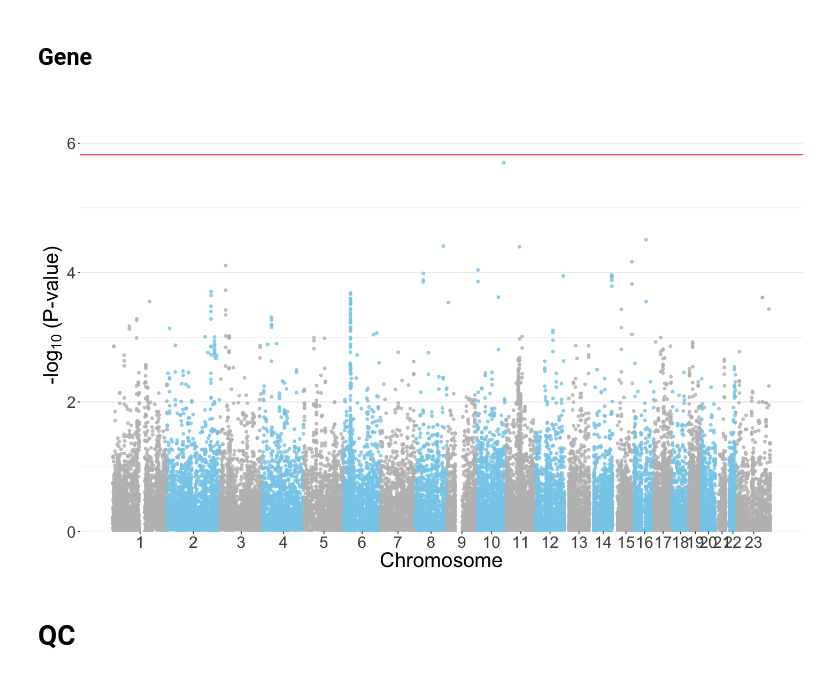
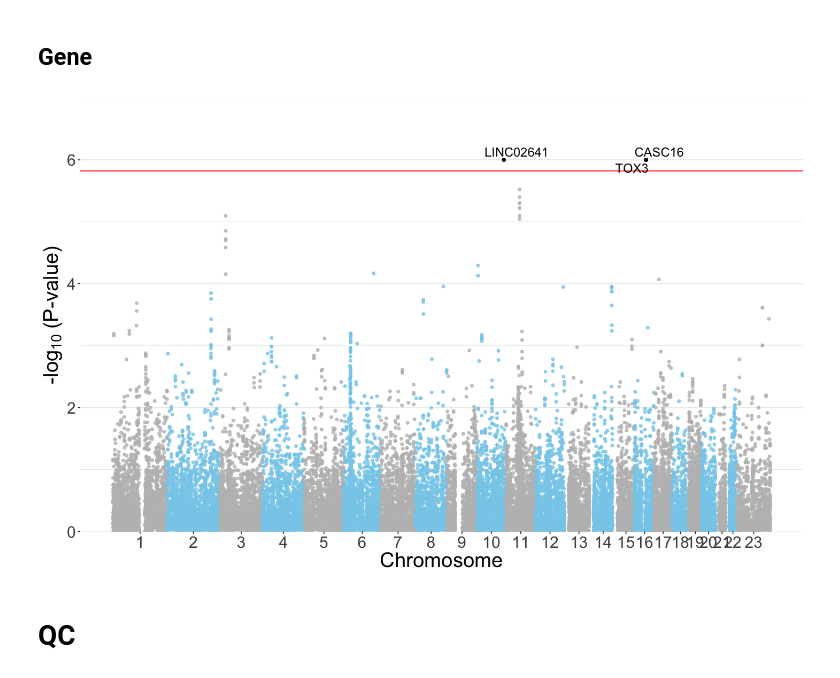
Before and after one commit to hclimente/genewa, a Jupyter notebook: results/conventional_gwas/gwas.ipynb, the cells around one changed output. Saved outputs shown, nothing was run; the diff lists cells and outputs as text; code cells hidden in the pictures.

Commit message:
updated conventional gwas analyses using top 10% SNPs per gene

```diff
--- a/results/conventional_gwas/gwas.ipynb
+++ b/results/conventional_gwas/gwas.ipynb
@@ -269,7 +300,7 @@ ggplot(don, aes(x=BPcum, y=-log10(P))) +
 ## Gene
 # %%
 gwas <- read_tsv('../preprocessing/scored_genes.vegas.txt', col_types = 'iciddddddcd') %>%
-    mutate(selected = ifelse(Pvalue < (0.05/n()), 'Yes', 'No')) %>%
+    mutate(selected = ifelse(`Top-0.1-pvalue` < (0.05/n()), 'Yes', 'No')) %>%
     arrange(selected)
 
 don <- gwas %>%
@@ -290,42 +321,42 @@ don <- gwas %>%
   mutate( BPcum=Start+tot)
 
 bf_threshold <- .05 / (nrow(gwas))
-y_lim <- max(-log10(don$Pvalue), na.rm = TRUE) + 1
+y_lim <- max(-log10(don$`Top-0.1-pvalue`), na.rm = TRUE) + 1
 axisdf <- don %>% group_by(Chr) %>% summarize(center=( max(BPcum) + min(BPcum) ) / 2 )
 
 options(repr.plot.width=12, repr.plot.height=7.5)
-ggplot(don, aes(x=BPcum, y=-log10(Pvalue))) +
+ggplot(don, aes(x=BPcum, y=-log10(`Top-0.1-pvalue`))) +
 
     # Show all points
     geom_point( aes(color=as.factor(Chr)), alpha=0.8, size=1.3) +
-    geom_point(data = filter(don, selected == 'Yes'), aes(x=BPcum, y=-log10(Pvalue)), color = 'black') +
+    geom_point(data = filter(don, selected == 'Yes'), aes(x=BPcum, y=-log10(`Top-0.1-pvalue`)), color = 'black') +
     scale_color_manual(values = rep(c("grey", "skyblue"), 22 )) +
 
     # Add Bonferroni line
     geom_hline(yintercept = -log10(bf_threshold), color = 'red') +
 
     # add gene symbols
     geom_text_repel(data = filter(don, selected == 'Yes' & !is.na(Gene)),
-                    aes(x=BPcum, y=-log10(Pvalue), label = Gene), size = 5) +
+                    aes(x=BPcum, y=-log10(`Top-0.1-pvalue`), label = Gene), size = 5) +
 
     # custom X axis:
     scale_x_continuous( label = axisdf$Chr, breaks= axisdf$center ) +
     scale_y_continuous(expand = c(0, 0), limits = c(0, y_lim)) +  # remove space between plot area and x axis
 
     # Custom the theme:
     theme_bw() +
     theme(
       legend.position="none",
       panel.border = element_blank(),
       axis.title = element_text(size = 23),
       axis.text = element_text(size = 18),
       strip.text.y = element_text(size = 15),
       panel.grid.major.x = element_blank(),
       panel.grid.minor.x = element_blank()
     ) +
     labs(x = 'Chromosome', y = bquote('-log' [10] ~'(P-value)'))
 # %% [output]
-[figure, old version]
+[figure, new version]
 # %% [markdown]
 # QC
 # %%
```
Also changed, not shown: parts of 3 cells of this notebook, 3 other files.
